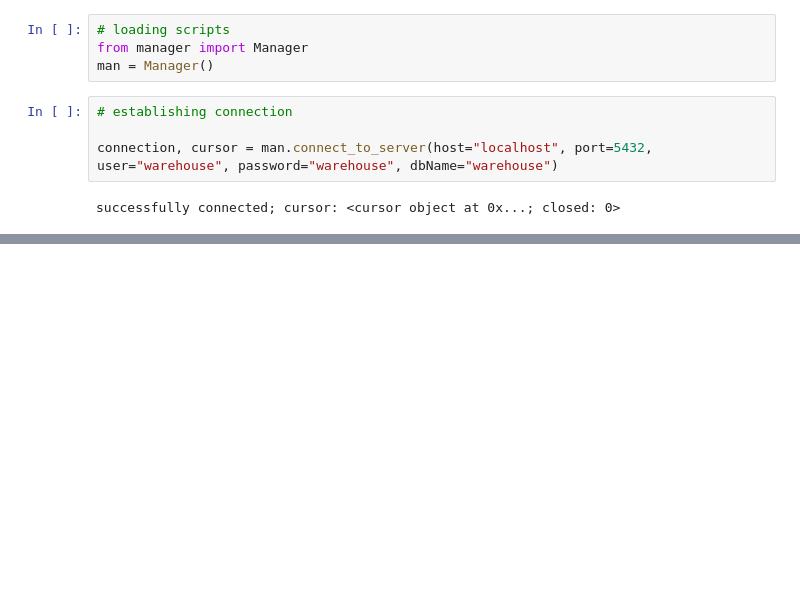
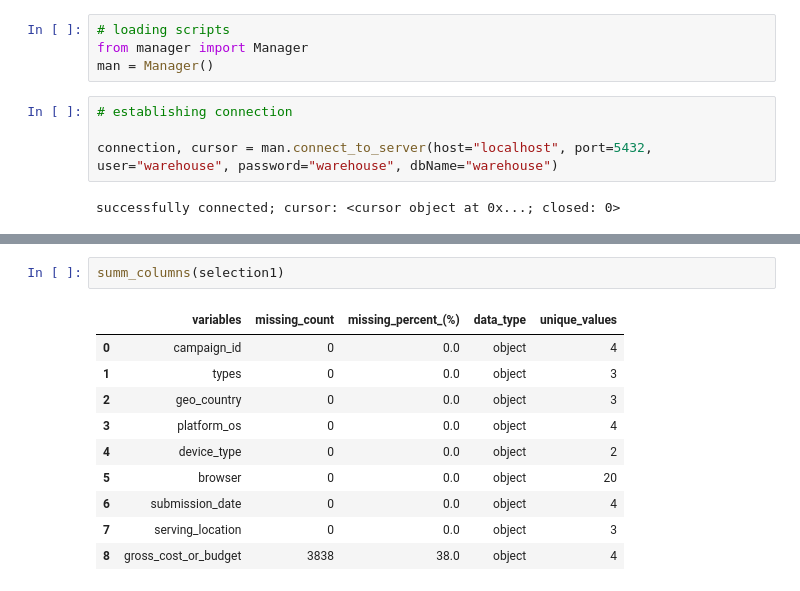
Before and after one commit to benbel376/end-to-end-ad-unit-data-MLOps-project, a Jupyter notebook: notebooks/EDA.ipynb, the cells around one changed output, grey strips where cells are left out. Drawn from its saved outputs; the diff is of its cells as text; blank space fills up the shorter version.

```diff
--- a/notebooks/EDA.ipynb
+++ b/notebooks/EDA.ipynb
@@ -37,0 +143,13 @@ man.fetch_data(conn=connection, limit=10)
+# %%
+summ_columns(selection1)
+# %% [output]
+|  | variables | missing_count | missing_percent_(%) | data_type | unique_values |
+| 0 | campaign_id | 0 | 0.0 | object | 4 |
+| 1 | types | 0 | 0.0 | object | 3 |
+| 2 | geo_country | 0 | 0.0 | object | 3 |
+| 3 | platform_os | 0 | 0.0 | object | 4 |
+| 4 | device_type | 0 | 0.0 | object | 2 |
+| 5 | browser | 0 | 0.0 | object | 20 |
+| 6 | submission_date | 0 | 0.0 | object | 4 |
+| 7 | serving_location | 0 | 0.0 | object | 3 |
+| 8 | gross_cost_or_budget | 3838 | 38.0 | object | 4 |
```
Also changed, not shown: parts of 10 cells of this notebook, 4 other files.
